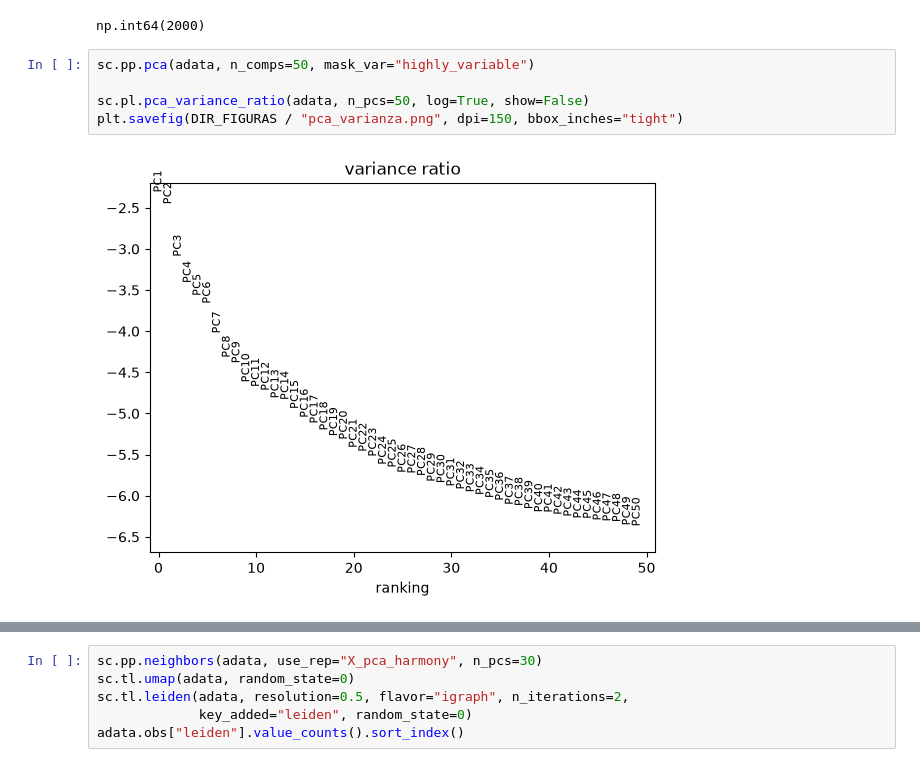
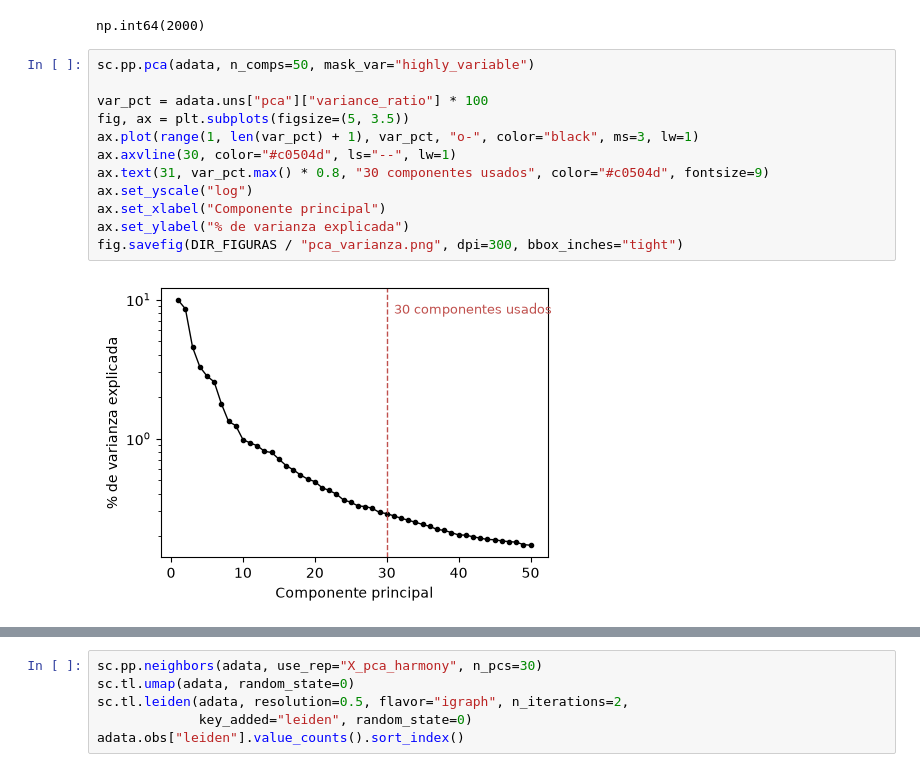
Before and after one commit to leomorgzzz/vitiligo-linfocitos-t, a Jupyter notebook: notebooks/03_tipos_celulares.ipynb, the cells around one changed output, grey strips where cells are left out. Cells and saved outputs as stored; diff of their text form.

Commit message:
rediseño todas las figuras con estilo común

```diff
--- a/notebooks/03_tipos_celulares.ipynb
+++ b/notebooks/03_tipos_celulares.ipynb
@@ -32,10 +78,17 @@ np.int64(2000)
 # %%
 sc.pp.pca(adata, n_comps=50, mask_var="highly_variable")
 
-sc.pl.pca_variance_ratio(adata, n_pcs=50, log=True, show=False)
-plt.savefig(DIR_FIGURAS / "pca_varianza.png", dpi=150, bbox_inches="tight")
+var_pct = adata.uns["pca"]["variance_ratio"] * 100
+fig, ax = plt.subplots(figsize=(5, 3.5))
+ax.plot(range(1, len(var_pct) + 1), var_pct, "o-", color="black", ms=3, lw=1)
+ax.axvline(30, color="#c0504d", ls="--", lw=1)
+ax.text(31, var_pct.max() * 0.8, "30 componentes usados", color="#c0504d", fontsize=9)
+ax.set_yscale("log")
+ax.set_xlabel("Componente principal")
+ax.set_ylabel("% de varianza explicada")
+fig.savefig(DIR_FIGURAS / "pca_varianza.png", dpi=300, bbox_inches="tight")
 # %% [output]
-[figure, old version]
+[figure, new version]
 # %%
 ho = hm.run_harmony(adata.obsm["X_pca"], adata.obs, "muestra", random_state=0)
 z = np.asarray(ho.Z_corr)
```
Also changed, not shown: parts of 8 cells of this notebook, 30 other files.
